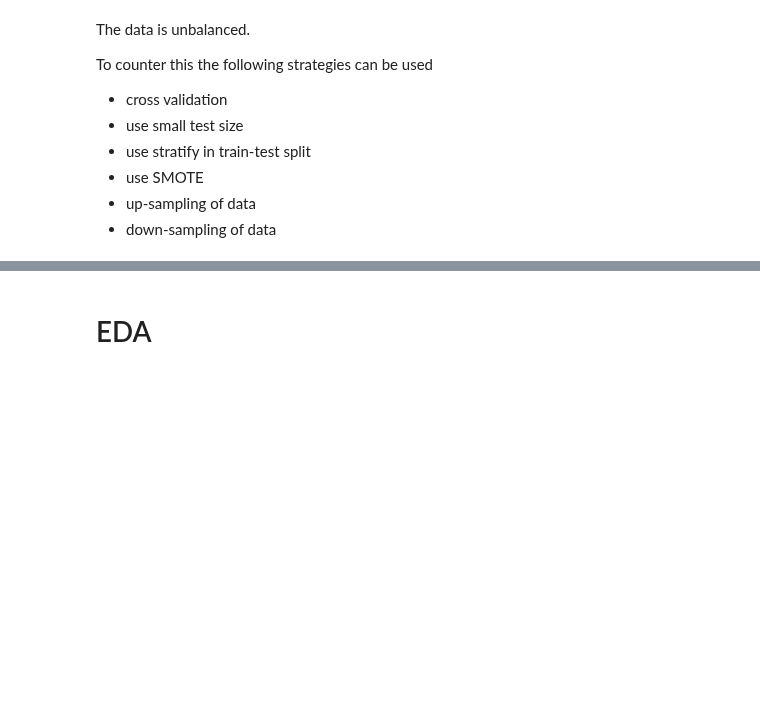
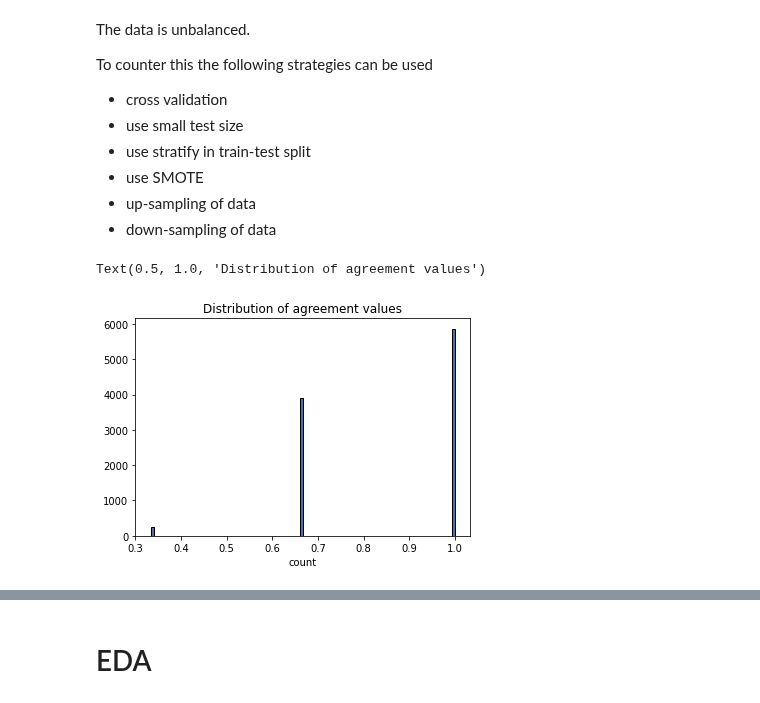
Before and after one commit to monicafar147/To-vaccinate-or-not-, a Jupyter notebook: main.ipynb, the cells around one changed output, grey strips where cells are left out. Drawn from its saved outputs; the diff is of its cells as text; code cells hidden in the pictures; blank space fills up the shorter version.

Commit message:
added agreement distribution

```diff
--- a/main.ipynb
+++ b/main.ipynb
@@ -126,3 +126,11 @@ To counter this the following strategies can be used
 - use SMOTE
 - up-sampling of data
 - down-sampling of data
+# %%
+#looking at agreement column
+plt.hist(train['agreement'], bins = 100, edgecolor = 'k')
+plt.xlabel('count')
+plt.title('Distribution of agreement values')
+# %% [output]
+Text(0.5, 1.0, 'Distribution of agreement values')
+[figure, added]
```
Also changed, not shown: parts of 2 cells of this notebook.
